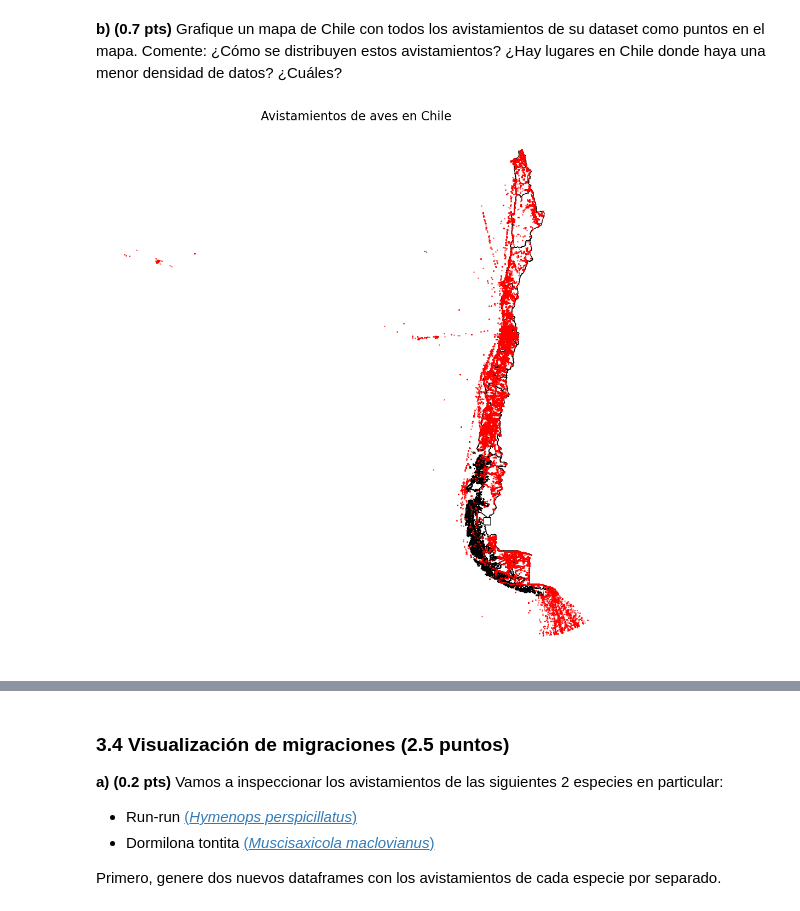
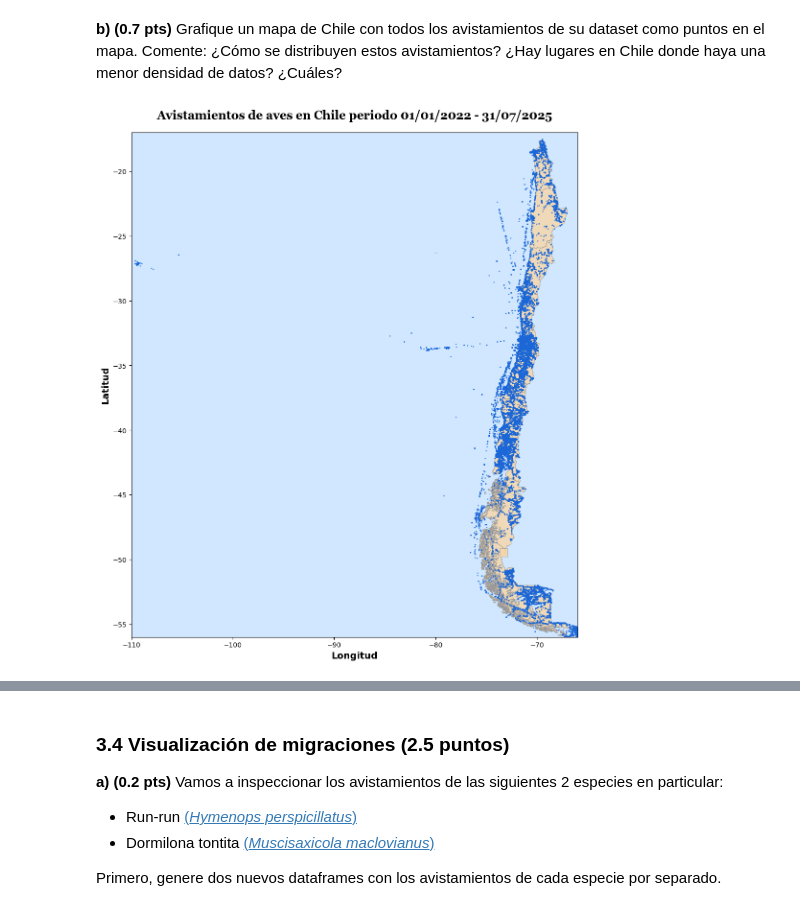
Before and after one commit to BenjaCidR/IMT2200-BENJAMIN-CID, a Jupyter notebook: Tareas/tarea 02/IMT2200-25s2 - Tarea 02.ipynb, the cells around one changed output, grey strips where cells are left out. Cells and saved outputs as stored; diff of their text form; code cells hidden in the pictures.

```diff
--- a/Tareas/tarea 02/IMT2200-25s2 - Tarea 02.ipynb
+++ b/Tareas/tarea 02/IMT2200-25s2 - Tarea 02.ipynb
@@ -389,26 +383,52 @@ Regional: EPSG:3857, geo_df_aves: EPSG:4326
 # %% [markdown]
 **b) (0.7 pts)** Grafique un mapa de Chile con todos los avistamientos de su dataset como puntos en el mapa. Comente: ¿Cómo se distribuyen estos avistamientos? ¿Hay lugares en Chile donde haya una menor densidad de datos? ¿Cuáles?
-# %%
-regional_file = regional_file.to_crs("EPSG:4326")
-geo_df = geo_df.to_crs("EPSG:4326")
-
-# Crear la figura
-fig, ax = plt.subplots(figsize=(12, 14))
-
-# Graficar el mapa regional primero
-regional_file.plot(ax=ax, color='white', edgecolor='black', linewidth=1)
-
-# Graficar los puntos de avistamientos
-# Ajusta tamaño según la columna 'howMany' si quieres reflejar cantidad
-geo_df.plot(ax=ax,
-            markersize=1,          # tamaño de los puntos
-            color='red',           # color de los avistamientos
-            alpha=0.5)             # transparencia para ver superposición
-
-# Opciones de visualización
-ax.set_title("Avistamientos de aves en Chile", fontsize=16)
-ax.set_axis_off()  # opcional: oculta los ejes
-
-plt.show()
-# %% [output]
-[figure, removed]
+# %%
+"""
+regional_file = regional_file.to_crs("EPSG:4326")
+geo_df_aves = geo_df_aves.to_crs("EPSG:4326")
+"""
+fig, ax = plt.subplots(figsize=(12, 16))
+
+#Se grafican las regiones
+regional_file.plot(
+    ax=ax,
+    color="#F7D6A7",     #Color regiones
+    edgecolor="#959393", #Color bordes regionales
+    linewidth=0.6,
+    alpha=0.8
+)
+
+#Se grafican los avistamientos
+geo_df_aves.plot(
+    ax=ax,
+    markersize=1,
+    color="#1B67D8",    #Color de los puntos #1B67D8
+    alpha=0.6
+)
+
+#Se ponen estos limites para abarcar terrotorio chileno
+ax.set_xlim([-110, -66])
+ax.set_ylim([-56, -17])
+
+#Mostrar ejes y coordenadas
+ax.set_axis_on()
+
+#En este apartado se utilizó ChatGPT como asesor para poder graficar las latitudes y longitudes.
+# Prompt: "Tengo dataframe georeferenciado y un archivo con los limites regionales de chile, ambos en CRS "EPSG:4326",
+# como puedo agregar al gráfico las coordenadas lat y lng.
+ax.xaxis.set_major_locator(mticker.MultipleLocator(10))  #Ticks de longitud cada 10°
+ax.yaxis.set_major_locator(mticker.MultipleLocator(5))   #Ticks de latitud cada 5°
+#Fin del output del prompt.
+
+ax.set_xlabel("Longitud", fontsize=14, fontweight='bold')
+ax.set_ylabel("Latitud", fontsize=14, fontweight='bold')
+
+#Se setea el título
+ax.set_title("Avistamientos de aves en Chile periodo 01/01/2022 - 31/07/2025",fontfamily="Georgia", fontsize=18, fontweight='bold', pad=20)
+
+# Fondo limpio
+ax.set_facecolor("#D0E7FF")
+
+plt.show()
+# %% [output]
+[figure, added]
```
Also changed, not shown: parts of 17 cells of this notebook, 8 other files.
